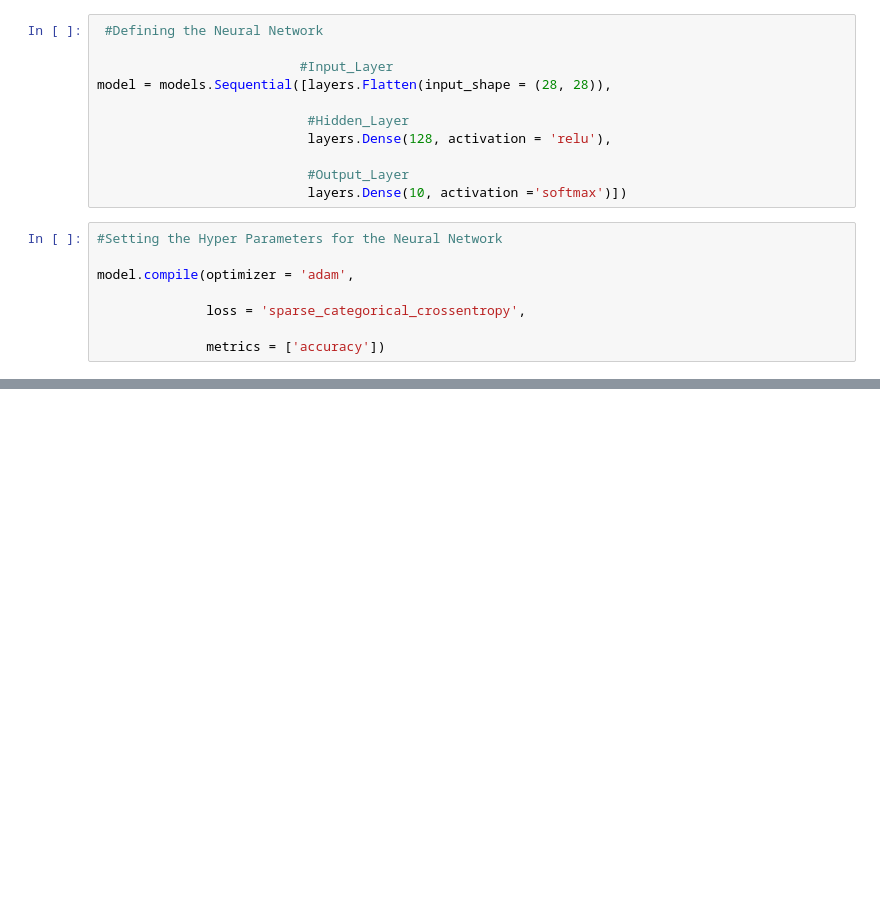
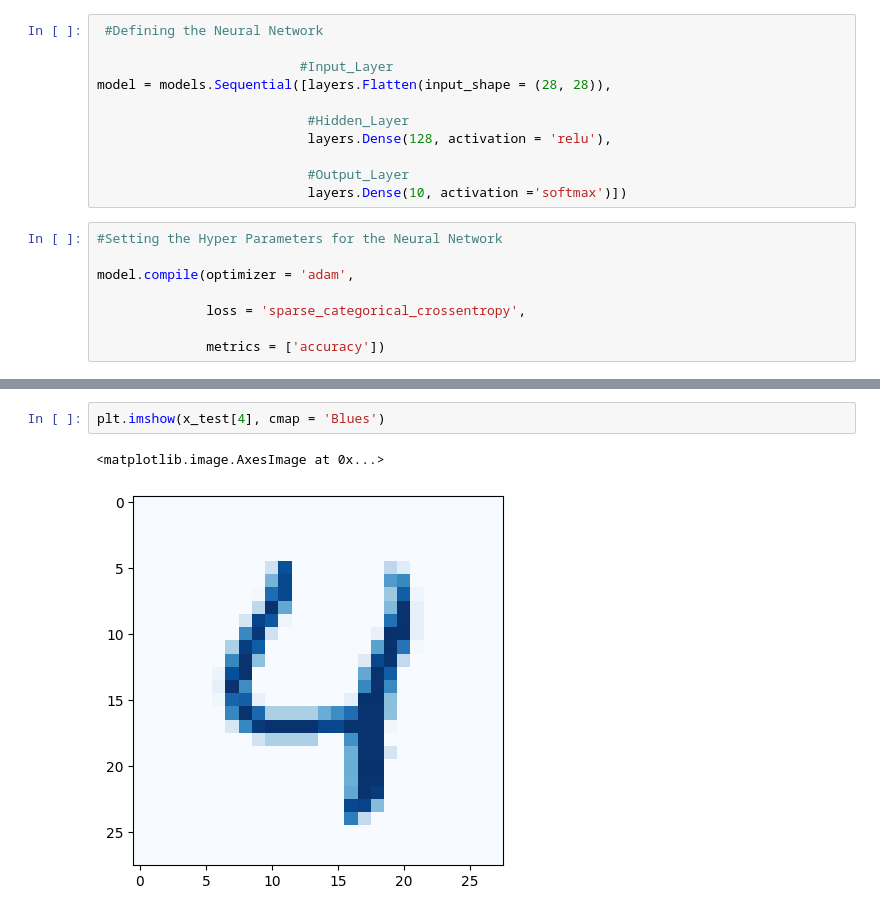
Before and after one commit to FaiazS/DigitClassifier, a Jupyter notebook: GenAIProject01.ipynb, the cells around one changed output, grey strips where cells are left out. Drawn from its saved outputs; the diff is of its cells as text; blank space fills up the shorter version.

```diff
--- a/GenAIProject01.ipynb
+++ b/GenAIProject01.ipynb
@@ -179,0 +192,5 @@ Model: "sequential_9"
+# %%
+plt.imshow(x_test[4], cmap = 'Blues')
+# %% [output]
+<matplotlib.image.AxesImage at 0x...>
+[figure, added]
```
Also changed, not shown: parts of 8 cells of this notebook.
